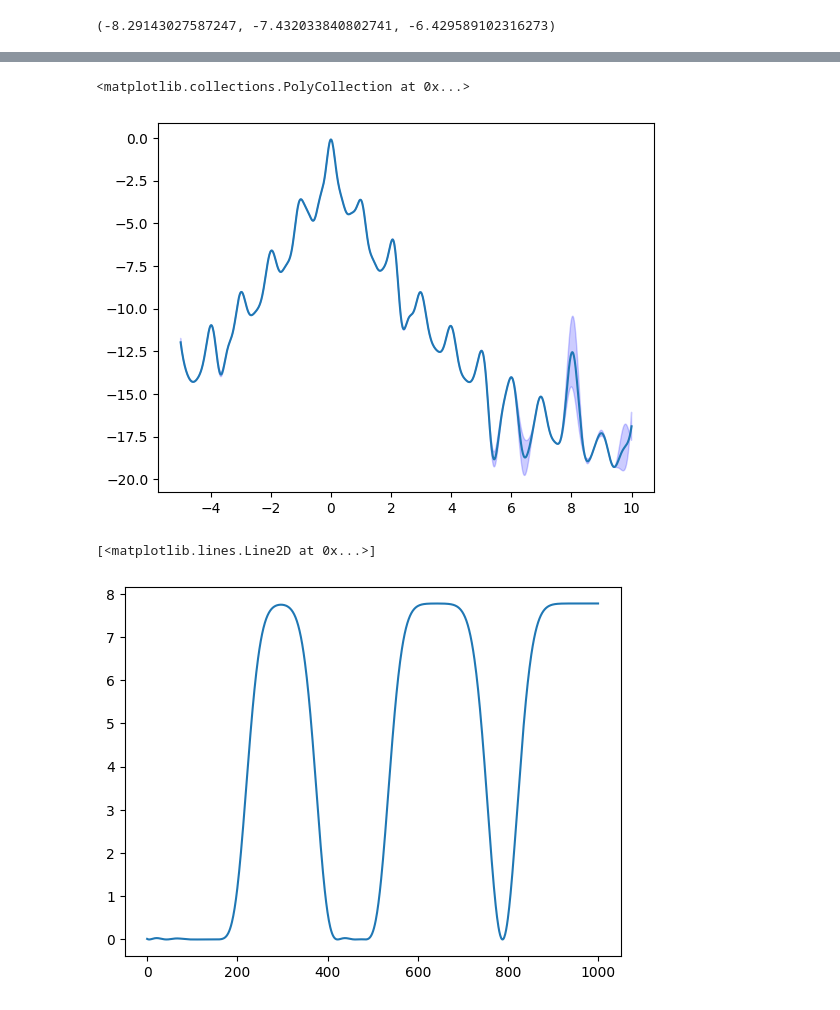
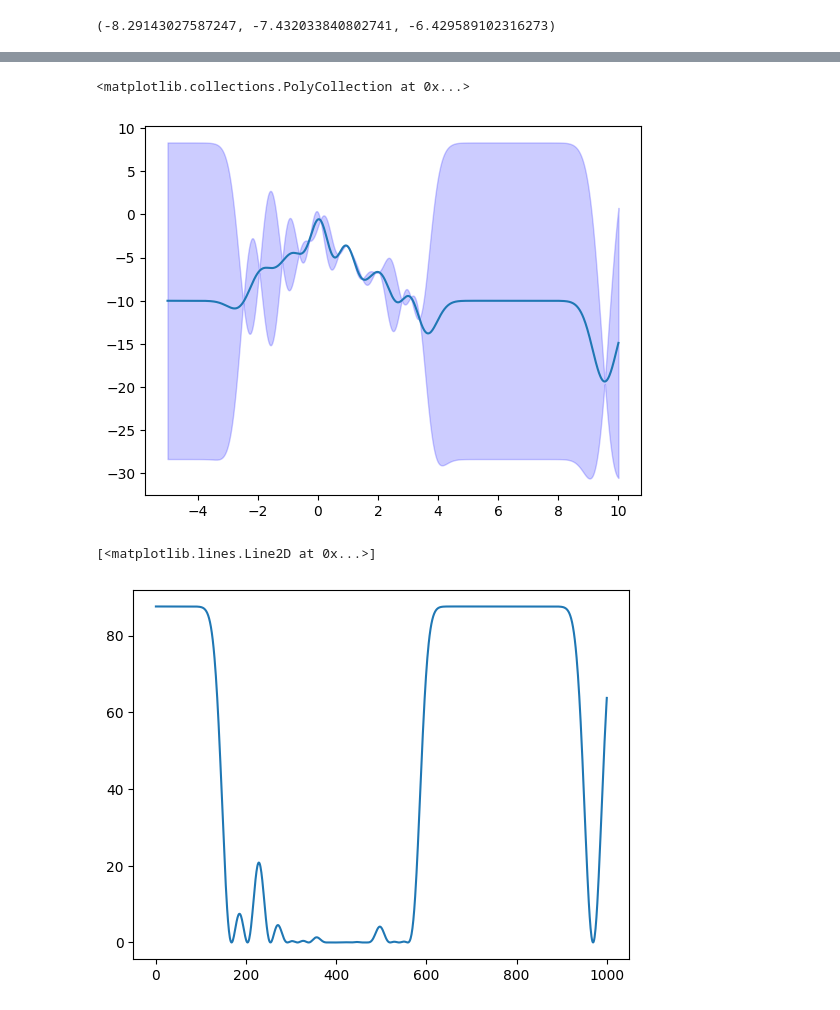
Before and after one commit to Jor-Lee/Bayesian, a Jupyter notebook: Benchmarking/Ackley/BOAckley.ipynb, the cells around one changed output, grey strips where cells are left out. Saved outputs shown, nothing was run; the diff lists cells and outputs as text; code cells hidden in the pictures.

```diff
--- a/Benchmarking/Ackley/BOAckley.ipynb
+++ b/Benchmarking/Ackley/BOAckley.ipynb
@@ -69,9 +69,9 @@ Error:
 # %%
 length_scale = 0.3
 kappa = 1
-acquisition_samples = 20000
+acquisition_samples = 10000
 iterations = 100
-dimensions = 7
+dimensions = 5
 batch_size = 32
 
 bounds = np.array([[-5, 10]] * dimensions)
@@ -119,7 +119,7 @@ np.mean(firsts), np.mean(seconds), np.mean(thirds)
 1D example of what the code is doing in multiple dimensions.
 """
 # %%
-length_scale = 0.2
+length_scale = 0.4
 kappa = 1
 acquisition_samples = 100
 iterations = 100
@@ -143,7 +143,7 @@ raw_X = bo1.GetRandomXBatch(1)
 raw_y = Ackley(raw_X)
 bo1.UpdateData(raw_X, raw_y)
 
-mean, variance = bo1.PredictMeanVariance(candidate_x)
+mean, variance = bo1.PredictMeanVariance(candidate_x, normalised=False)
 
 plt.plot(candidate_x, mean)
 plt.fill_between(candidate_x[:,0], mean[:,0] - 1.96 * np.sqrt(variance[:,0]), mean[:,0] + 1.96 * np.sqrt(variance[:,0]), color = 'blue', alpha=0.2, label = '95% confidence interval')
@@ -159,21 +153,21 @@ plt.plot(variance)
 # %%
-for i in range(5):
+for i in range(10):
     raw_X = bo1.GetNextX(kappa=kappa)
     raw_y = Ackley(np.array(raw_X))
     bo1.UpdateData(raw_X, raw_y)
 
-mean, variance = bo1.PredictMeanVariance(candidate_x)
+mean, variance = bo1.PredictMeanVariance(candidate_x, normalised=False)
 
 plt.plot(candidate_x, mean)
 plt.fill_between(candidate_x[:,0], mean[:,0] - 1.96 * np.sqrt(variance[:,0]), mean[:,0] + 1.96 * np.sqrt(variance[:,0]), color = 'blue', alpha=0.2, label = '95% confidence interval')
 # %% [output]
 <matplotlib.collections.PolyCollection at 0x...>
-[figure, old version]
+[figure, new version]
 # %%
 plt.plot(variance)
 # %% [output]
 [<matplotlib.lines.Line2D at 0x...>]
-[figure, old version]
+[figure, new version]
 # %%
 BOPackage.PlotData(bo1, legend=False)
 # %% [output]
```
Also changed, not shown: parts of 5 cells of this notebook, 14 other files.
